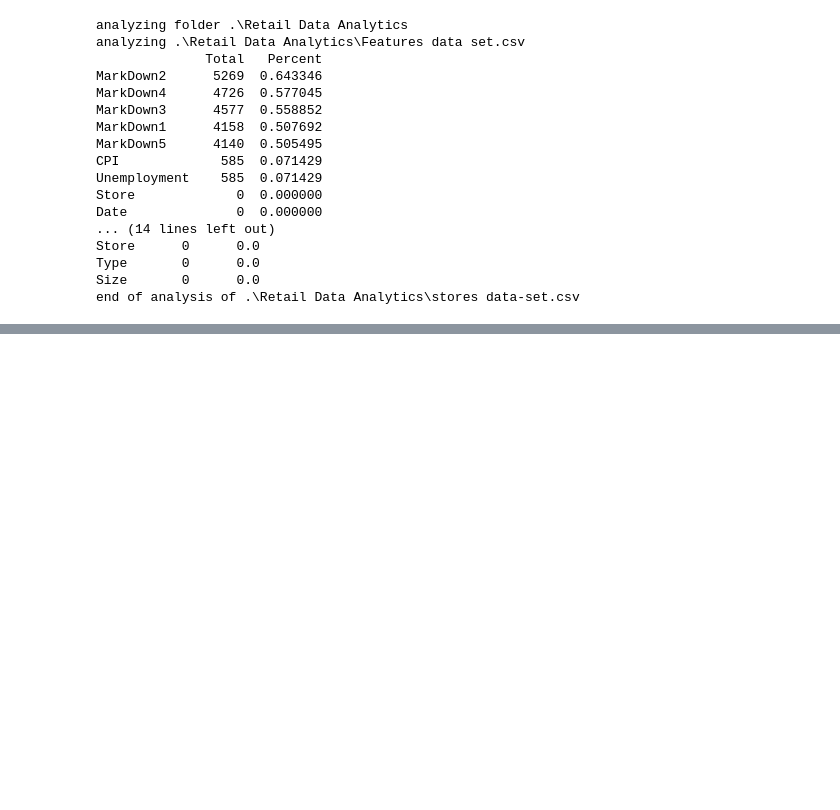
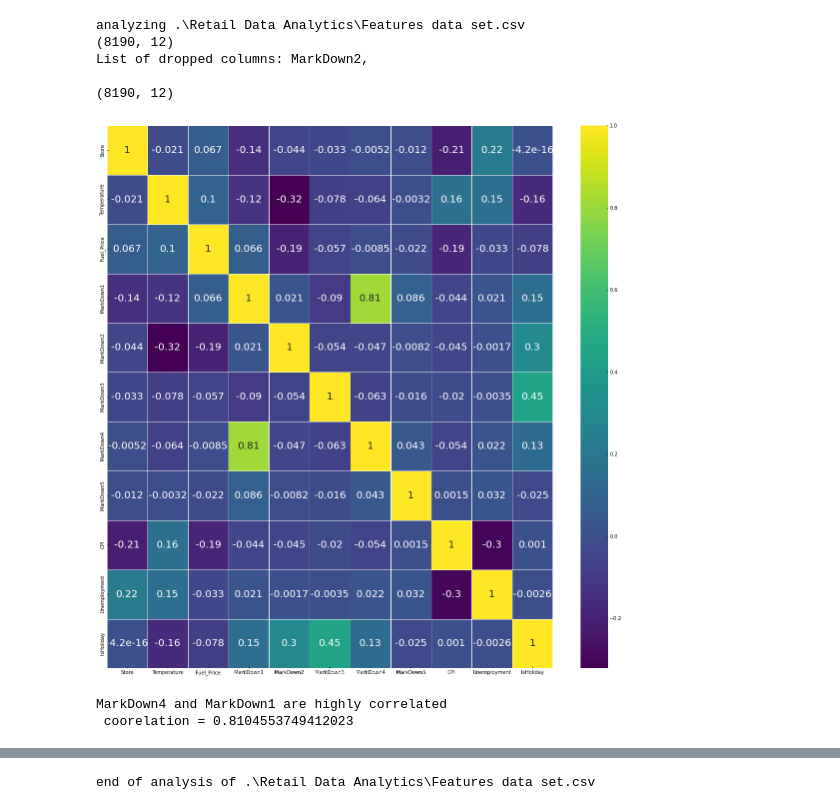
Before and after one commit to Shehab37/automated-EDA, a Jupyter notebook: EDA.ipynb, the cells around one changed output, grey strips where cells are left out. Cells and saved outputs as stored; diff of their text form; code cells hidden in the pictures; blank space fills up the shorter version.

Commit message:
adding histogram and analyzing correlated columns

```diff
--- a/EDA.ipynb
+++ b/EDA.ipynb
@@ -10,3 +37,28 @@ plt.style.use('bmh')
+# %%
+def analyize(df):
+    # heatmap with big font
+    # print(df.corr())
+    plt.figure(figsize=(20,20))
+    sns.heatmap(df.corr(), annot=True, linewidths=0.5, annot_kws={'size': 20}, cmap='viridis')
+    plt.show()
+    df_num = df.select_dtypes(include=['float64', 'int64'])
+
+    # df_num.hist(figsize=(20, 20), bins=50, xlabelsize=8, ylabelsize=8)
+    corr = df.corr()
+    # print(corr)
+    # print(corr['id'][:-1])
+    for i in corr.columns:
+        for j in corr.columns:
+            correlation = abs(corr[i][j])
+            if correlation > 0.5 and i != j:
+                print(f'{i} and {j} are highly correlated\n coorelation = {correlation}')
+                # plt.figure
+                sns.pairplot(data=df,
+                            x_vars=i,
+                            y_vars=j , size = 10)
+                plt.show()
+            if i == j :
+                break;
 # %%
 # a function that performs automatic EDA on a file it can either be csv or xlsx
 def auto_eda(in_path):
@@ -112,20 +116,12 @@ end of analysis of .\data police shootings\fatal-police-shootings-data.csv
 # %%
-auto_eda('.\\Retail Data Analytics')
+auto_eda('.\\Retail Data Analytics\\Features data set.csv')
+#
 # %% [output]
-analyzing folder .\Retail Data Analytics
 analyzing .\Retail Data Analytics\Features data set.csv
-              Total   Percent
-MarkDown2      5269  0.643346
-MarkDown4      4726  0.577045
-MarkDown3      4577  0.558852
-MarkDown1      4158  0.507692
-MarkDown5      4140  0.505495
-CPI             585  0.071429
-Unemployment    585  0.071429
-Store             0  0.000000
-Date              0  0.000000
-... (14 lines left out)
-Store      0      0.0
-Type       0      0.0
-Size       0      0.0
-end of analysis of .\Retail Data Analytics\stores data-set.csv
+(8190, 12)
+List of dropped columns: MarkDown2,
+
+(8190, 12)
+[figure, added]
+MarkDown4 and MarkDown1 are highly correlated
+ coorelation = 0.8104553749412023
@@ -131,0 +129 @@ end of analysis of .\Retail Data Analytics\stores data-set.csv
+end of analysis of .\Retail Data Analytics\Features data set.csv
```
Also changed, not shown: parts of 7 cells of this notebook.
